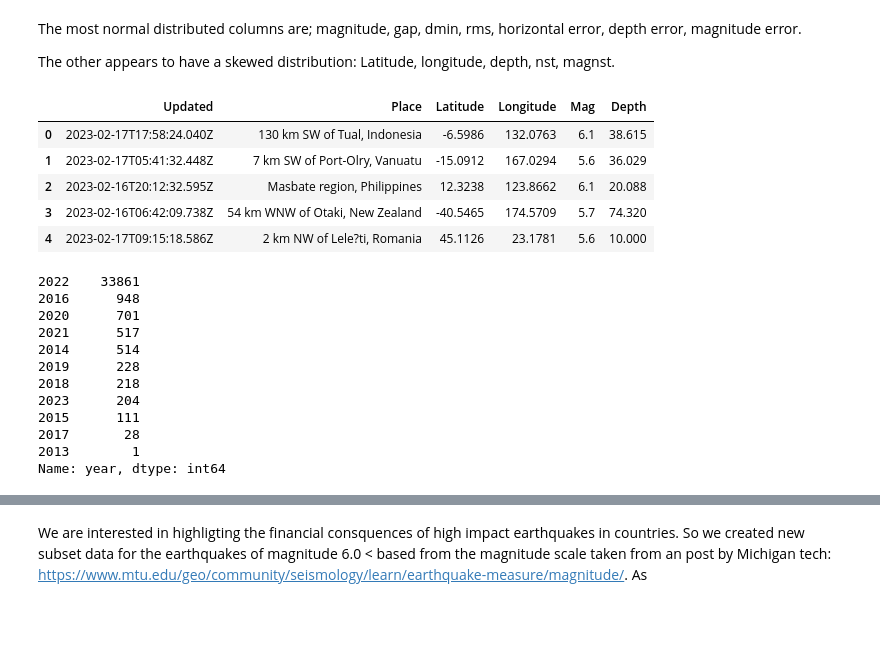
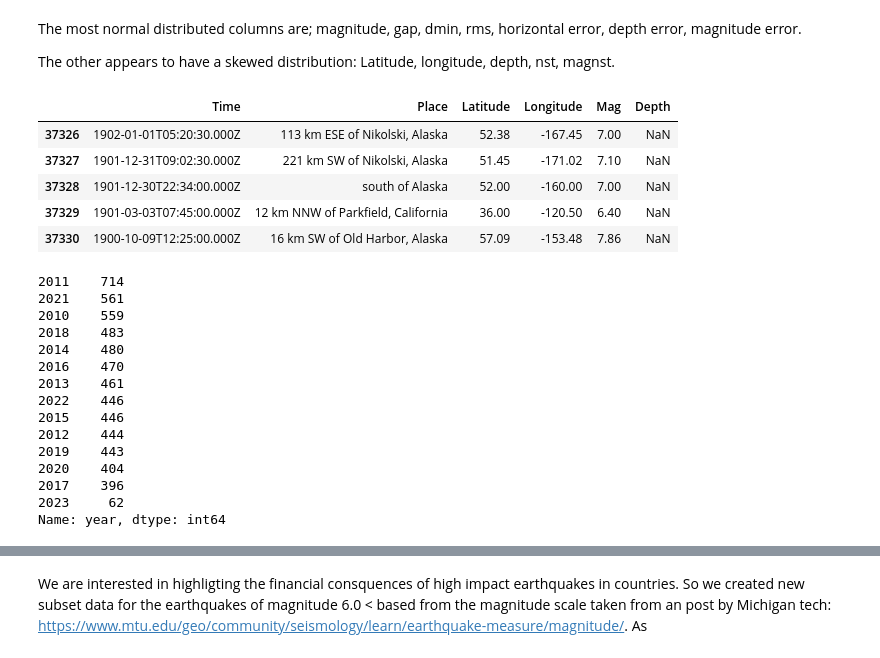
Before and after one commit to Brenda-Source/personal, a Jupyter notebook: project.ipynb, the cells around one changed output, grey strips where cells are left out. Drawn from its saved outputs; the diff is of its cells as text; code cells hidden in the pictures; blank space fills up the shorter version.

```diff
--- a/project.ipynb
+++ b/project.ipynb
@@ -59,8 +60,6 @@ Time of day, weeks, months, years with most earthquakes,
 from pandas import read_excel
 
 # Loading earthuake dataset
-df_EQ = pd.read_csv("Global_Earthquake_Data.csv")
-
 df_EQ = pd.read_csv("Significant_Earthquake_Dataset_1900-2023.csv")
 print(df_EQ.info)
 
@@ -68,7 +67,7 @@ print(df_EQ.info)
 GDP_all = pd.read_csv("gdp_1960_2020.csv")
 
 # Loading Population dataset
-Pop = pd.read_csv("word_population.csv")
+Pop = pd.read_csv("world_population.csv")
 # %% [output]
 <bound method DataFrame.info of                            Time                               Place  Latitude  \
 0      2023-02-17T09:37:34.868Z        130 km SW of Tual, Indonesia   -6.5986
@@ -104,14 +102,14 @@ The  most normal distributed columns are; magnitude, gap, dmin, rms, horizontal
 The other appears to have a skewed distribution: Latitude, longitude, depth, nst, magnst.
 # %%
 # We take out a subset of the data we want to look into
-df_EQ[df_EQ['Type'].isin(['earthquake'])]
-df_EQ_cut = df_EQ[['Updated','Place', 'Latitude', 'Longitude', 'Mag', 'Depth']]
-df_EQ_cut.head()
+df_EQ= df_EQ[df_EQ['Type'].isin(['earthquake'])]
+df_EQ_cut = df_EQ[['Time','Place', 'Latitude', 'Longitude', 'Mag', 'Depth']]
+df_EQ_cut.tail()
 # %% [output]
-|  | Updated | Place | Latitude | Longitude | Mag | Depth |
-| 0 | 2023-02-17T17:58:24.040Z | 130 km SW of Tual, Indonesia | -6.5986 | 132.0763 | 6.1 | 38.615 |
-| 1 | 2023-02-17T05:41:32.448Z | 7 km SW of Port-Olry, Vanuatu | -15.0912 | 167.0294 | 5.6 | 36.029 |
-| 2 | 2023-02-16T20:12:32.595Z | Masbate region, Philippines | 12.3238 | 123.8662 | 6.1 | 20.088 |
-| 3 | 2023-02-16T06:42:09.738Z | 54 km WNW of Otaki, New Zealand | -40.5465 | 174.5709 | 5.7 | 74.320 |
-| 4 | 2023-02-17T09:15:18.586Z | 2 km NW of Lele?ti, Romania | 45.1126 | 23.1781 | 5.6 | 10.000 |
+|  | Time | Place | Latitude | Longitude | Mag | Depth |
+| 37326 | 1902-01-01T05:20:30.000Z | 113 km ESE of Nikolski, Alaska | 52.38 | -167.45 | 7.00 | NaN |
+| 37327 | 1901-12-31T09:02:30.000Z | 221 km SW of Nikolski, Alaska | 51.45 | -171.02 | 7.10 | NaN |
+| 37328 | 1901-12-30T22:34:00.000Z | south of Alaska | 52.00 | -160.00 | 7.00 | NaN |
+| 37329 | 1901-03-03T07:45:00.000Z | 12 km NNW of Parkfield, California | 36.00 | -120.50 | 6.40 | NaN |
+| 37330 | 1900-10-09T12:25:00.000Z | 16 km SW of Old Harbor, Alaska | 57.09 | -153.48 | 7.86 | NaN |
 # %%
@@ -122,16 +121,20 @@ df_filter = df_EQ_cut[df_EQ_cut['Time'].dt.year.between(2013, 2023)]
 # %%
 df_EQ_cut['year'].value_counts()
+df_filter['year'].value_counts()
 # %% [output]
-2022    33861
-2016      948
-2020      701
-2021      517
-2014      514
-2019      228
-2018      218
-2023      204
-2015      111
-2017       28
-2013        1
+2011    714
+2021    561
+2010    559
+2018    483
+2014    480
+2016    470
+2013    461
+2022    446
+2015    446
+2012    444
+2019    443
+2020    404
+2017    396
+2023     62
 Name: year, dtype: int64
 # %%
```
Also changed, not shown: parts of 27 cells of this notebook.
